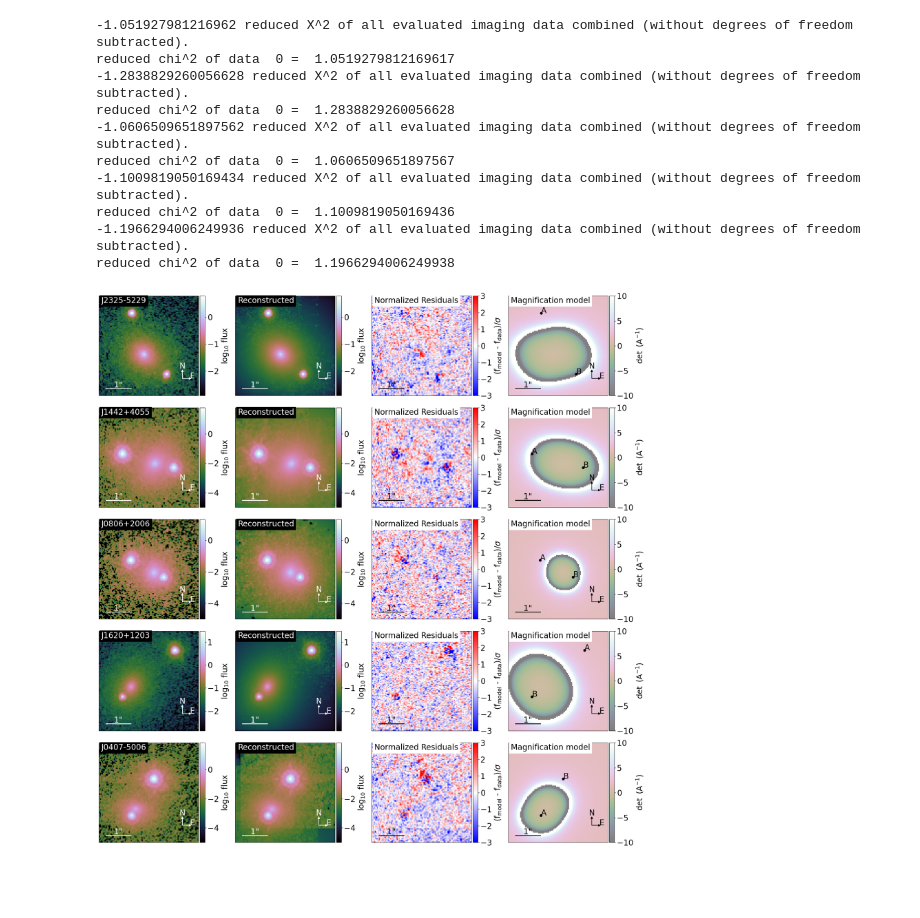
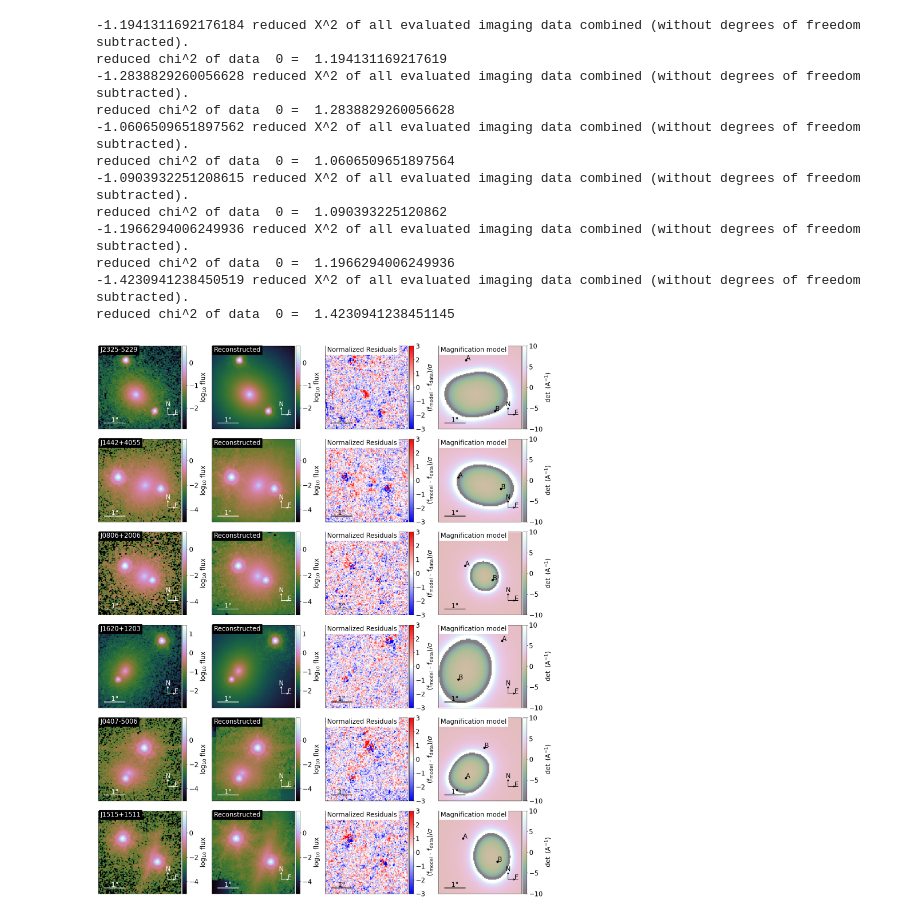
Before and after one commit to brady-ryan/hst_doubles, a Jupyter notebook: plot_models.ipynb, the cells around one changed output. Saved outputs shown, nothing was run; the diff lists cells and outputs as text; code cells hidden in the pictures; blank space fills up the shorter version.

```diff
--- a/plot_models.ipynb
+++ b/plot_models.ipynb
@@ -43,5 +44,16 @@ reduced chi^2 of data  0 =  1.0519279812169617
 # %%
 fitting_seq = FittingSequence(kwargs_data_joint, kwargs_model, kwargs_constraints, kwargs_likelihood, kwargs_params)
+
+filename = f"cutout_data/{name}/{filter}/{name}_{filter}_final.hdf5"
+
+# print some of the final results
+with h5py.File(filename, "r") as f:
+    kwargs = {}
+    for key in f:
+        kwargs[key] = f[key][()]
+
+print('Image AB Magnitudes:', kwargs['image_mags'])
+print('Lens AB Magnitude:', kwargs['lens_mag'])
 
 # analyze the PSO
 param = fitting_seq.param_class
@@ -59,49 +73,51 @@ import matplotlib.pyplot as plt
 from lenstronomy.Plots.model_plot import ModelPlot
 
 # define filters and system name
-names = ['J2325-5229', 'J1442+4055', 'J0806+2006', 'J1620+1203', 'J0407-5006']
+names = ['J2325-5229', 'J1442+4055', 'J0806+2006', 'J1620+1203', 'J0407-5006', 'J1515+1511']
 filter = 'F814W'
 fontsize = 20
 
 nrows = len(names)
-fig, axes = plt.subplots(nrows, 4, figsize=(20, 20))
+fig, axes = plt.subplots(nrows, 4, figsize=(20, 24))
 
 for i, name in enumerate(names):
     filename = f"cutout_data/{name}/{filter}/{name}_{filter}_fit.pkl"
 
     with open(filename, "rb") as f:
         loaded_data = pickle.load(f)
 
     kwargs_result = loaded_data["kwargs_result"]
     multi_band_list = loaded_data["multi_band_list"]
     kwargs_model = loaded_data["kwargs_model"]
 
     # initialize model plot
     modelPlot = ModelPlot(multi_band_list, kwargs_model, kwargs_result, arrow_size=0.02, cmap_string="cubehelix")
 
     # plot data image
     modelPlot.data_plot(ax=axes[i, 0],text=f'{name}',font_size=fontsize)
 
     # plot model image
     modelPlot.model_plot(ax=axes[i, 1],font_size=fontsize)
 
     # plot residuals
     modelPlot.normalized_residual_plot(ax=axes[i, 2],v_min=-3,v_max=3,font_size=fontsize)
 
     # plot magnification model
     modelPlot.magnification_plot(ax=axes[i, 3],font_size=fontsize)
 
 plt.tight_layout()
 plt.show()
 # %% [output]
--1.051927981216962 reduced X^2 of all evaluated imaging data combined (without degrees of freedom subtracted).
-reduced chi^2 of data  0 =  1.0519279812169617
+-1.1941311692176184 reduced X^2 of all evaluated imaging data combined (without degrees of freedom subtracted).
+reduced chi^2 of data  0 =  1.194131169217619
 -1.2838829260056628 reduced X^2 of all evaluated imaging data combined (without degrees of freedom subtracted).
 reduced chi^2 of data  0 =  1.2838829260056628
 -1.0606509651897562 reduced X^2 of all evaluated imaging data combined (without degrees of freedom subtracted).
-reduced chi^2 of data  0 =  1.0606509651897567
--1.1009819050169434 reduced X^2 of all evaluated imaging data combined (without degrees of freedom subtracted).
-reduced chi^2 of data  0 =  1.1009819050169436
+reduced chi^2 of data  0 =  1.0606509651897564
+-1.0903932251208615 reduced X^2 of all evaluated imaging data combined (without degrees of freedom subtracted).
+reduced chi^2 of data  0 =  1.090393225120862
 -1.1966294006249936 reduced X^2 of all evaluated imaging data combined (without degrees of freedom subtracted).
-reduced chi^2 of data  0 =  1.1966294006249938
+reduced chi^2 of data  0 =  1.1966294006249936
+-1.4230941238450519 reduced X^2 of all evaluated imaging data combined (without degrees of freedom subtracted).
+reduced chi^2 of data  0 =  1.4230941238451145
-[figure, old version]
+[figure, new version]
```
Also changed, not shown: parts of 2 cells of this notebook, 4 other files.
